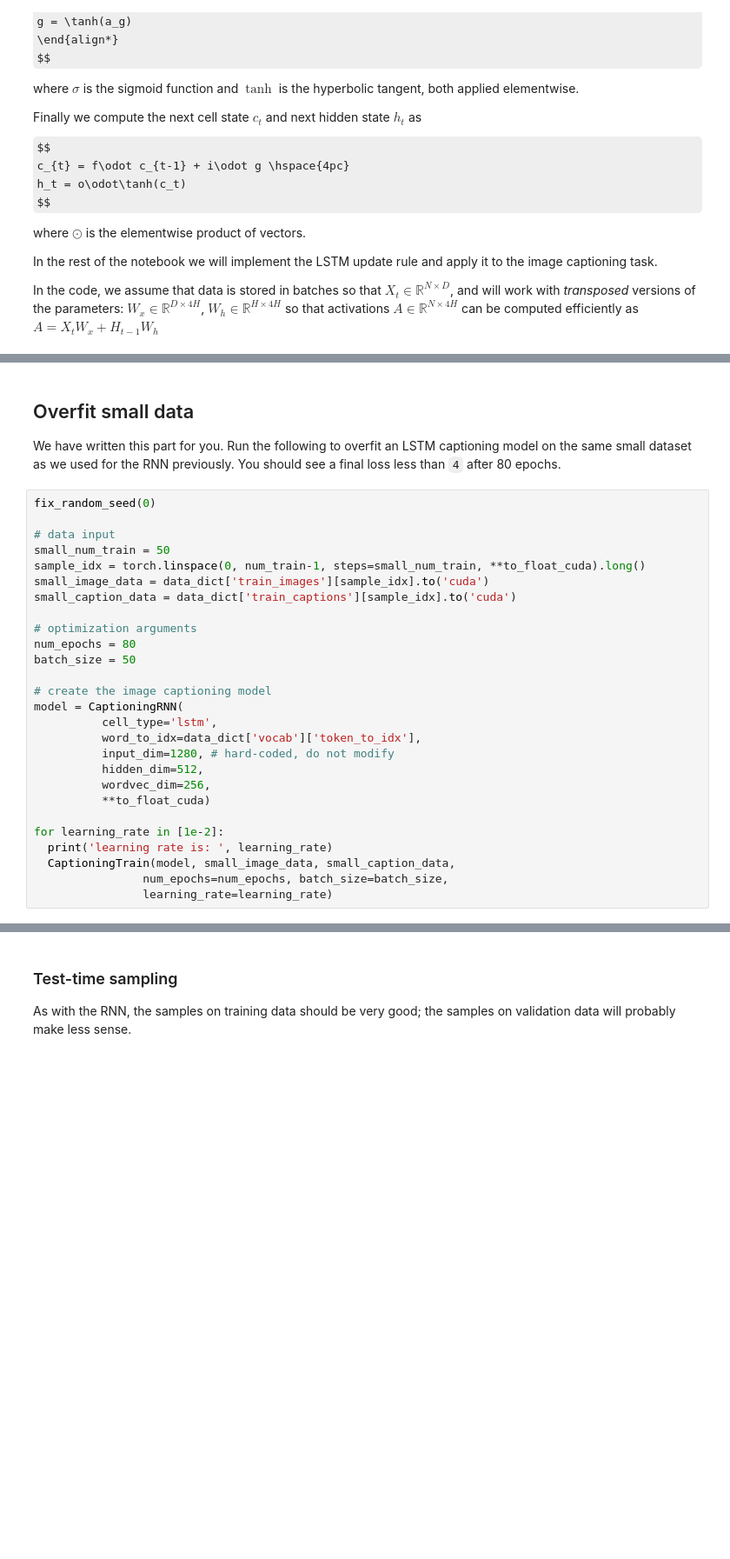
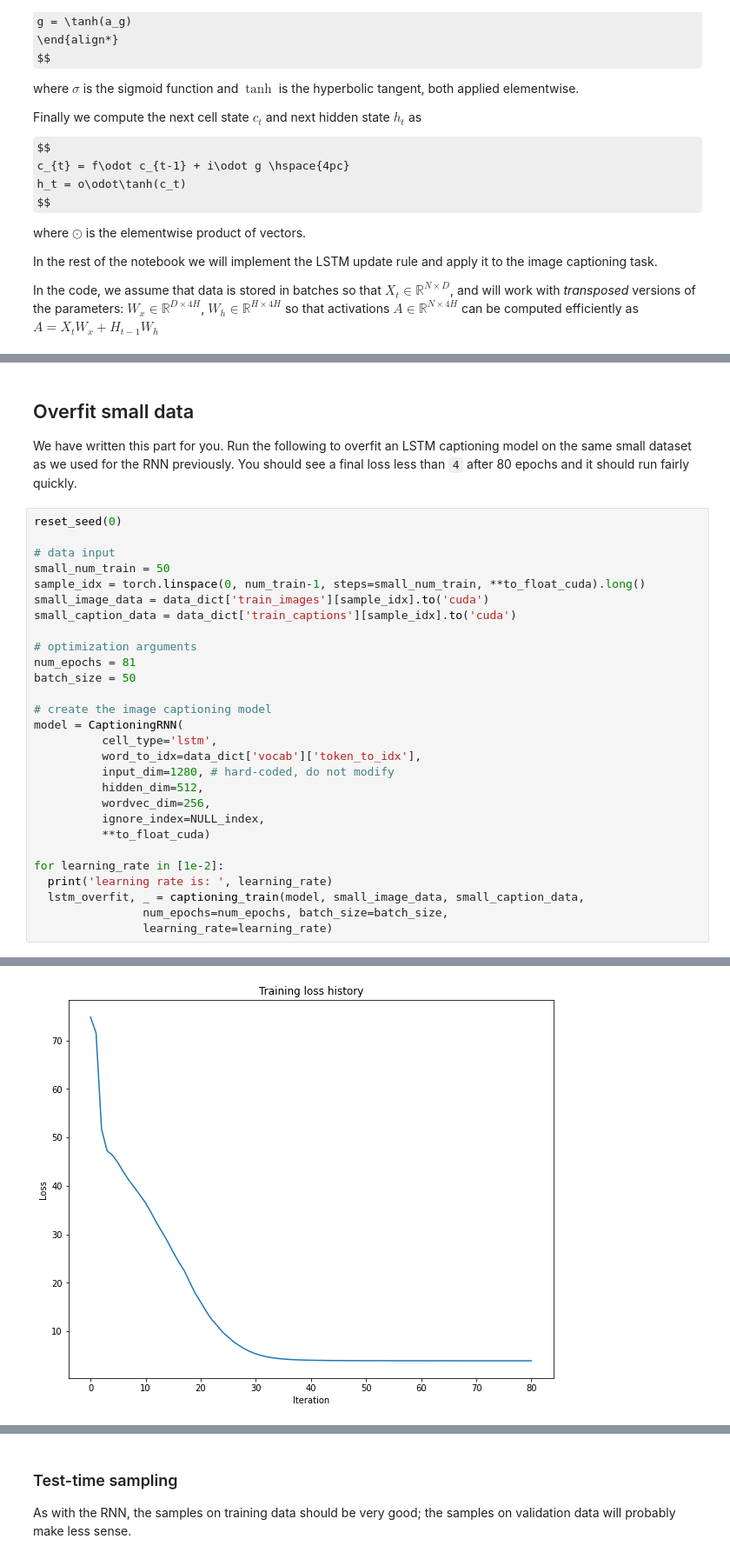
Before and after one commit to bensmidt/EECS498-DL-CV, a Jupyter notebook: A4/rnn_lstm_attention_captioning.ipynb, the cells around one changed output, grey strips where cells are left out. Shown at 87% size. Drawn from its saved outputs; the diff is of its cells as text; some formulas as TeX source; blank space fills up the shorter version.

```diff
--- a/A4/rnn_lstm_attention_captioning.ipynb
+++ b/A4/rnn_lstm_attention_captioning.ipynb
@@ -1317,8 +892,8 @@ print('difference: ', rel_error(torch.tensor(loss), torch.tensor(expected_loss))
 # %% [markdown]
 ## Overfit small data
-We have written this part for you. Run the following to overfit an LSTM captioning model on the same small dataset as we used for the RNN previously. You should see a final loss less than `4` after 80 epochs.
+We have written this part for you. Run the following to overfit an LSTM captioning model on the same small dataset as we used for the RNN previously. You should see a final loss less than `4` after 80 epochs and it should run fairly quickly.
 # %%
-fix_random_seed(0)
+reset_seed(0)
 
 # data input
 small_num_train = 50
@@ -1327,7 +902,7 @@ small_image_data = data_dict['train_images'][sample_idx].to('cuda')
 small_caption_data = data_dict['train_captions'][sample_idx].to('cuda')
 
 # optimization arguments
-num_epochs = 80
+num_epochs = 81
 batch_size = 50
 
 # create the image captioning model
@@ -1337,10 +912,12 @@ model = CaptioningRNN(
           input_dim=1280, # hard-coded, do not modify
           hidden_dim=512,
           wordvec_dim=256,
+          ignore_index=NULL_index,
           **to_float_cuda)
 
 for learning_rate in [1e-2]:
   print('learning rate is: ', learning_rate)
-  CaptioningTrain(model, small_image_data, small_caption_data,
+  lstm_overfit, _ = captioning_train(model, small_image_data, small_caption_data,
                 num_epochs=num_epochs, batch_size=batch_size,
                 learning_rate=learning_rate)
+# %% [output]
@@ -1347,2 +941,3 @@ for learning_rate in [1e-2]:
+[figure, added]
 # %% [markdown]
 ## Caption sampling
```
Also changed, not shown: parts of 112 cells of this notebook, 1 other file.
